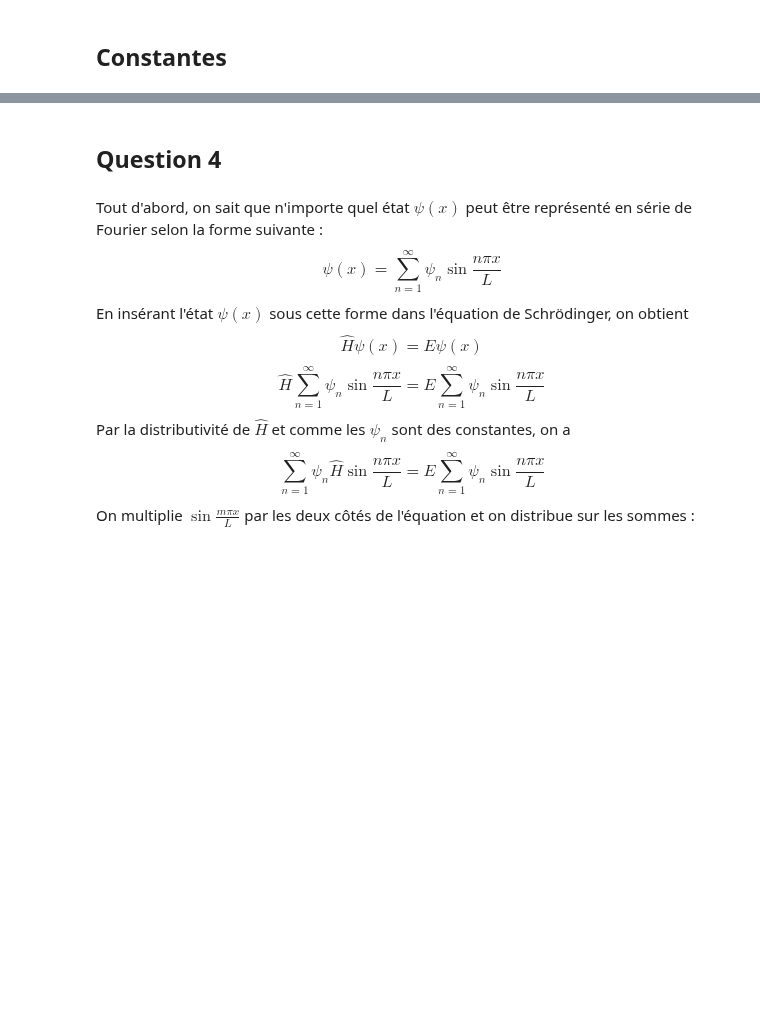
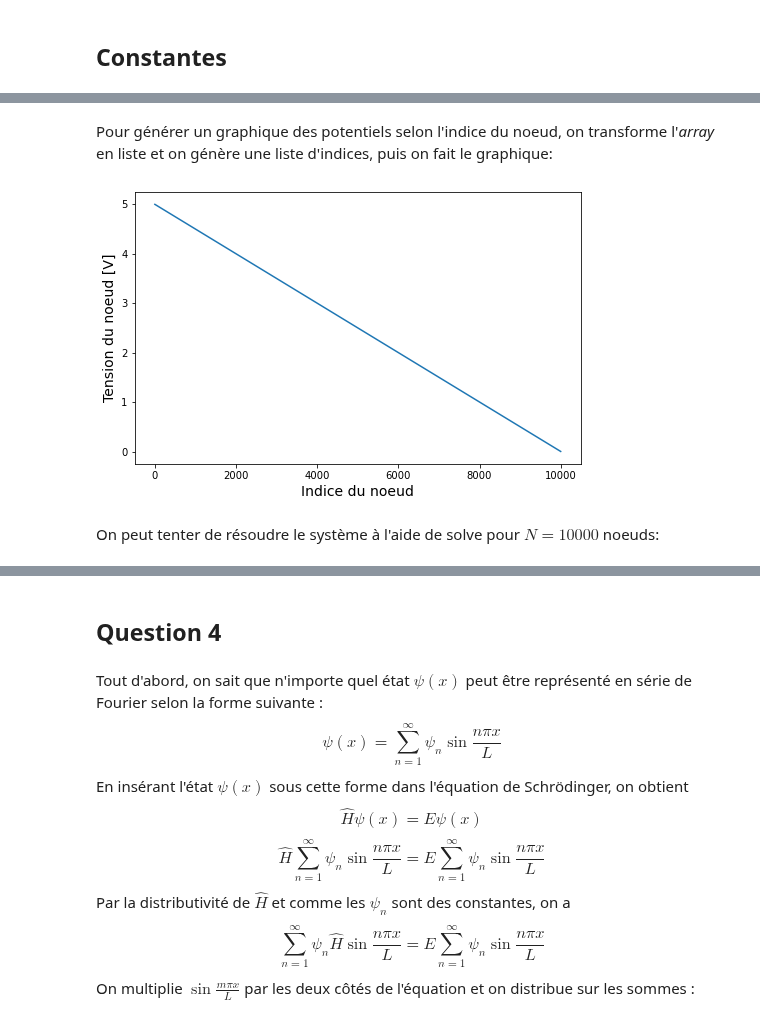
Before and after one commit to Jordan-Charest/PhysNum, a Jupyter notebook: TP2/TP2.ipynb, the cells around one changed output, grey strips where cells are left out. Drawn from its saved outputs; the diff is of its cells as text; code cells hidden in the pictures; blank space fills up the shorter version.

```diff
--- a/TP2/TP2.ipynb
+++ b/TP2/TP2.ipynb
@@ -10,0 +146,13 @@ pi = np.pi
+# %%
+# La fonction linalg.solve accepte deux paramètres obligatoires sous la forme
+# linalg.solve(a,b), où a est la matrice des coefficients (A plus haut)
+# et b est la matrice du côté droit des équations (w plus haut)
+
+N = 6
+V = 5
+
+A, b = matrices(N, V)
+
+x = linalg.solve(A, b)
+
+print(f"La matrice de tensions pour un système à {N} noeuds est:\n",x)
@@ -10,0 +167,22 @@ pi = np.pi
+# %% [markdown]
+Pour générer un graphique des potentiels selon l'indice du noeud, on transforme l'*array* en liste et on génère une liste d'indices, puis on fait le graphique:
+# %%
+def V_vs_noeud(N,V):
+
+    A, b = matrices(N,V)
+    x = linalg.solve(A, b)
+    x = [e for n in x.tolist() for e in n]
+    i = [n+1 for n in range(N)]
+
+    V_vs_noeud_fig = plt.figure(figsize=(8,5))
+    #plt.scatter(i, x)
+    plt.plot(i, x)
+    plt.xlabel('Indice du noeud', fontsize=14)
+    plt.ylabel("Tension du noeud [V]", fontsize=14)
+    plt.show()
+
+V_vs_noeud(10000,5)
+# %% [output]
+[figure, added]
+# %% [markdown]
+On peut tenter de résoudre le système à l'aide de solve pour $N=10000$ noeuds:
```
Also changed, not shown: parts of 32 cells of this notebook.
